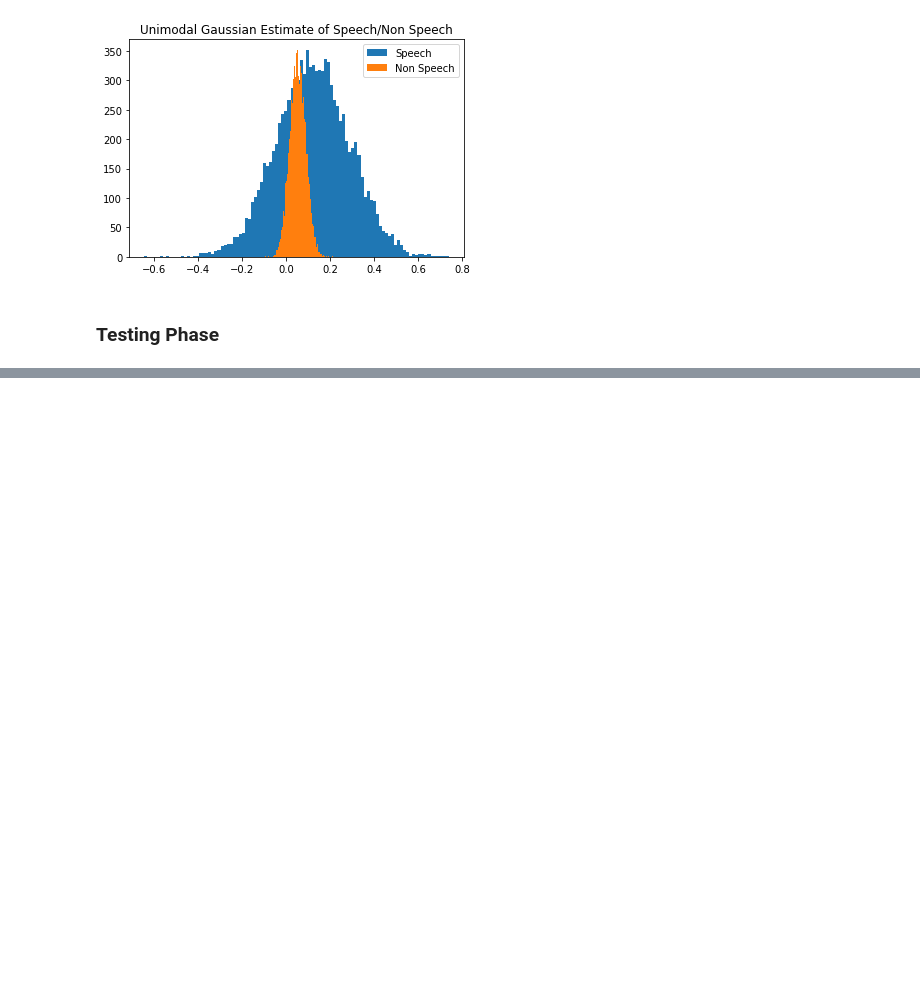
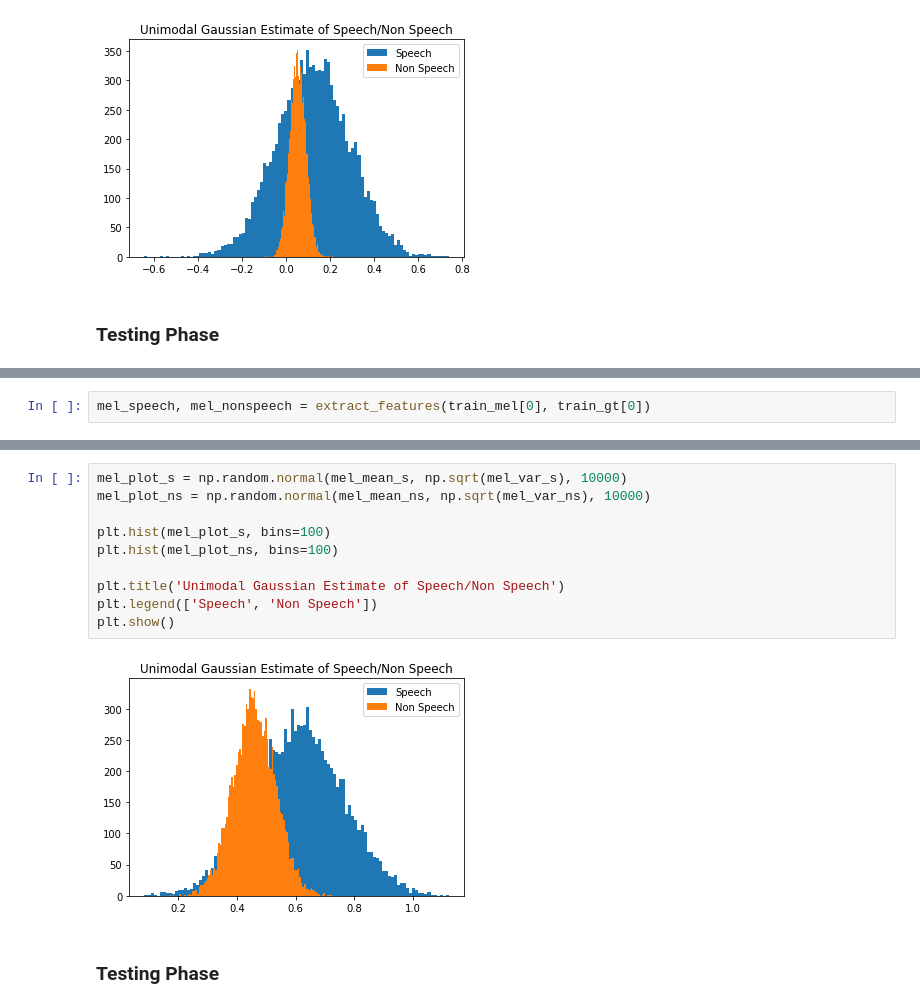
Before and after one commit to its-rajesh/Pattern-Recognition, a Jupyter notebook: PRA1Q1.ipynb, the cells around one changed output, grey strips where cells are left out. Cells and saved outputs as stored; diff of their text form; blank space fills up the shorter version.

```diff
--- a/PRA1Q1.ipynb
+++ b/PRA1Q1.ipynb
@@ -154,0 +198,2 @@ test_ste[0][1]
+# %%
+mel_speech, mel_nonspeech = extract_features(train_mel[0], train_gt[0])
@@ -154,0 +218,14 @@ test_ste[0][1]
+# %%
+mel_plot_s = np.random.normal(mel_mean_s, np.sqrt(mel_var_s), 10000)
+mel_plot_ns = np.random.normal(mel_mean_ns, np.sqrt(mel_var_ns), 10000)
+
+plt.hist(mel_plot_s, bins=100)
+plt.hist(mel_plot_ns, bins=100)
+
+plt.title('Unimodal Gaussian Estimate of Speech/Non Speech')
+plt.legend(['Speech', 'Non Speech'])
+plt.show()
+# %% [output]
+[figure, added]
+# %% [markdown]
+### Testing Phase
```
Also changed, not shown: parts of 25 cells of this notebook.
